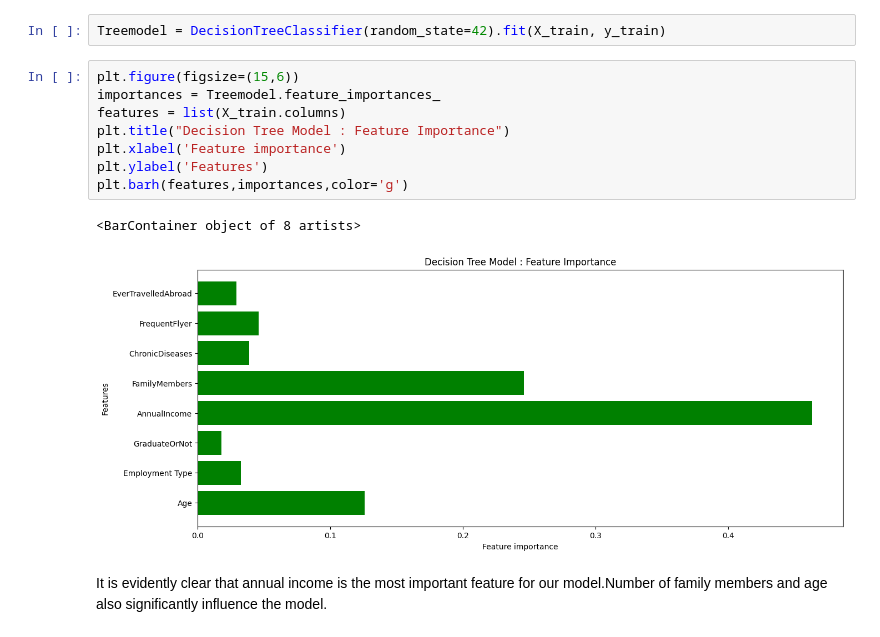
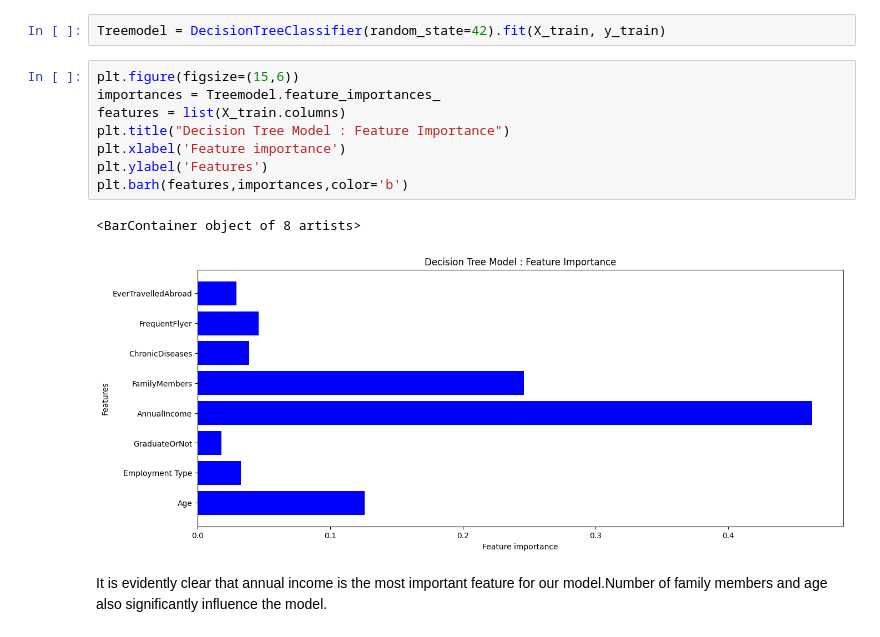
Before and after one commit to JanKosgei/Travel-Insurance-Prediction, a Jupyter notebook: Travel Insurance Prediction.ipynb, the cells around one changed output. Cells and saved outputs as stored; diff of their text form.

```diff
--- a/Travel Insurance Prediction.ipynb
+++ b/Travel Insurance Prediction.ipynb
@@ -451,14 +446,14 @@ Treemodel = DecisionTreeClassifier(random_state=42).fit(X_train, y_train)
 # %%
 plt.figure(figsize=(15,6))
 importances = Treemodel.feature_importances_
 features = list(X_train.columns)
 plt.title("Decision Tree Model : Feature Importance")
 plt.xlabel('Feature importance')
 plt.ylabel('Features')
-plt.barh(features,importances,color='g')
+plt.barh(features,importances,color='b')
 # %% [output]
 <BarContainer object of 8 artists>
-[figure, old version]
+[figure, new version]
 # %% [markdown]
 It is evidently clear that annual income is the most important feature for our model.Number of family members and age also significantly influence the model.
 # %% [markdown]
```
Also changed, not shown: parts of 11 cells of this notebook.
